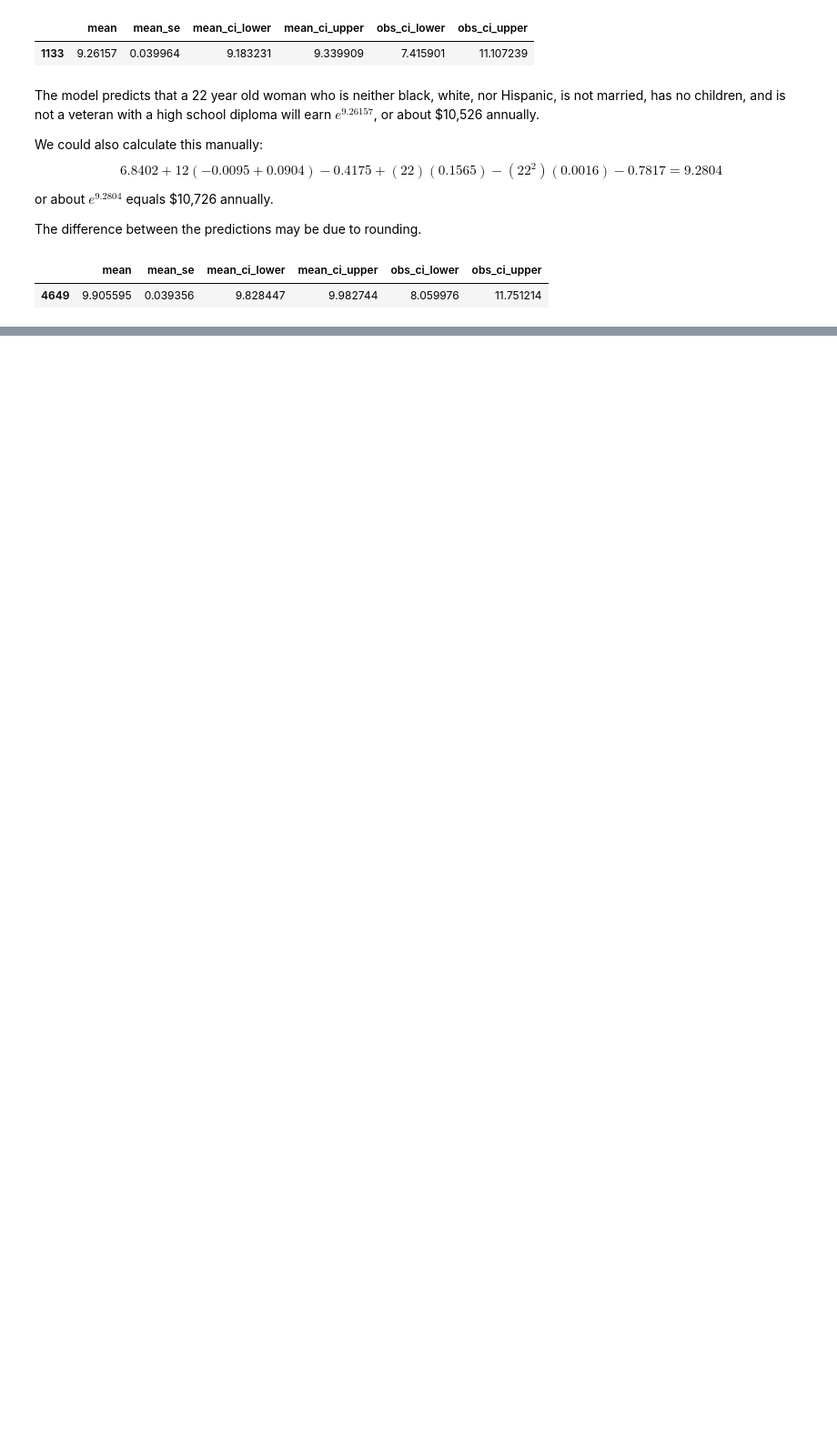
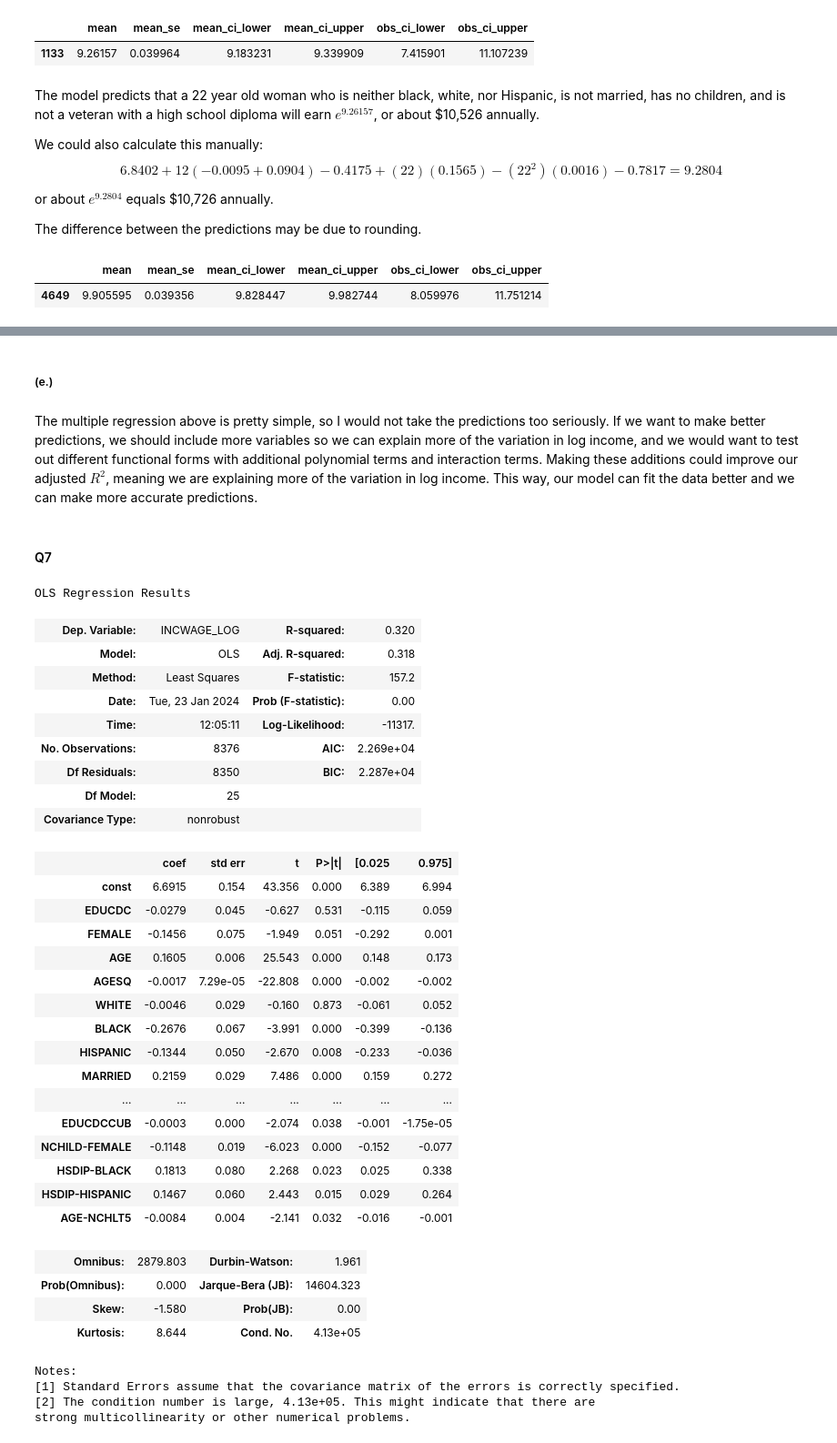
Before and after one commit to rjcampo/Machine-Learning, a Jupyter notebook: Mini Project 1/mini-project-1.ipynb, the cells around one changed output, grey strips where cells are left out. Shown at 91% size. Cells and saved outputs as stored; diff of their text form; code cells hidden in the pictures; blank space fills up the shorter version.

```diff
--- a/Mini Project 1/mini-project-1.ipynb
+++ b/Mini Project 1/mini-project-1.ipynb
@@ -342,0 +365,66 @@ The model predicts that a 22 year old woman who is neither black, white, nor His
+# %% [markdown]
+##### (e.)
+# %% [markdown]
+The multiple regression above is pretty simple, so I would not take the predictions too seriously. If we want to make better predictions, we should include more variables so we can explain more of the variation in log income, and we would want to test out different functional forms with additional polynomial terms and interaction terms. Making these additions could improve our adjusted $R^2$, meaning we are explaining more of the variation in log income. This way, our model can fit the data better and we can make more accurate predictions.
+# %% [markdown]
+#### Q7
+# %%
+df_acs["NCHILD-MARRIED"] = np.multiply(df_acs["NCHILD"], df_acs["MARRIED"])
+df_acs["COLDIP-VET"] = np.multiply(df_acs["COLDIP"], df_acs["VET"])
+df_acs["FEMALE-HSDIP"] = np.multiply(df_acs["FEMALE"], df_acs["HSDIP"])
+df_acs["AGE-FEMALE"] = np.multiply(df_acs["AGE"], df_acs["FEMALE"])
+df_acs["NCHILD-FEMALE"] = np.multiply(df_acs["NCHILD"], df_acs["FEMALE"])
+df_acs["HSDIP-BLACK"] = np.multiply(df_acs["HSDIP"], df_acs["BLACK"])
+df_acs["HSDIP-HISPANIC"] = np.multiply(df_acs["HSDIP"], df_acs["HISPANIC"])
+df_acs["AGE-NCHLT5"] = np.multiply(df_acs["AGE"], df_acs["NCHLT5"])
+
+df_acs["EDUCDCSQ"] = np.power(df_acs["EDUCDC"], 2)
+df_acs["EDUCDCCUB"] = np.power(df_acs["EDUCDC"], 3)
+
+predictors = ["EDUCDC", "FEMALE", "AGE", "AGESQ", "WHITE", "BLACK", "HISPANIC",
+"MARRIED", "NCHILD", "VET", "HSDIP", "COLDIP", "HSDIP-EDUCDC", "COLDIP-EDUCDC",
+"NCHLT5", "NCHILD-MARRIED", "COLDIP-VET", "FEMALE-HSDIP", "AGE-FEMALE",
+"EDUCDCSQ", "EDUCDCCUB", "NCHILD-FEMALE", "HSDIP-BLACK", "HSDIP-HISPANIC",
+"AGE-NCHLT5"]
+
+X = df_acs[predictors]
+X = sm.add_constant(X)
+y = df_acs["INCWAGE_LOG"]
+
+model = sm.OLS(y, X).fit()
+model.summary()
+# %% [output]
+OLS Regression Results
+| Dep. Variable: | INCWAGE_LOG | R-squared: | 0.320 |
+| Model: | OLS | Adj. R-squared: | 0.318 |
+| Method: | Least Squares | F-statistic: | 157.2 |
+| Date: | Tue, 23 Jan 2024 | Prob (F-statistic): | 0.00 |
+| Time: | 12:05:11 | Log-Likelihood: | -11317. |
+| No. Observations: | 8376 | AIC: | 2.269e+04 |
+| Df Residuals: | 8350 | BIC: | 2.287e+04 |
+| Df Model: | 25 |  |  |
+| Covariance Type: | nonrobust |  |  |
+|  | coef | std err | t | P>|t| | [0.025 | 0.975] |
+| const | 6.6915 | 0.154 | 43.356 | 0.000 | 6.389 | 6.994 |
+| EDUCDC | -0.0279 | 0.045 | -0.627 | 0.531 | -0.115 | 0.059 |
+| FEMALE | -0.1456 | 0.075 | -1.949 | 0.051 | -0.292 | 0.001 |
+| AGE | 0.1605 | 0.006 | 25.543 | 0.000 | 0.148 | 0.173 |
+| AGESQ | -0.0017 | 7.29e-05 | -22.808 | 0.000 | -0.002 | -0.002 |
+| WHITE | -0.0046 | 0.029 | -0.160 | 0.873 | -0.061 | 0.052 |
+| BLACK | -0.2676 | 0.067 | -3.991 | 0.000 | -0.399 | -0.136 |
+| HISPANIC | -0.1344 | 0.050 | -2.670 | 0.008 | -0.233 | -0.036 |
+| MARRIED | 0.2159 | 0.029 | 7.486 | 0.000 | 0.159 | 0.272 |
+| ... | ... | ... | ... | ... | ... | ... |
+| EDUCDCCUB | -0.0003 | 0.000 | -2.074 | 0.038 | -0.001 | -1.75e-05 |
+| NCHILD-FEMALE | -0.1148 | 0.019 | -6.023 | 0.000 | -0.152 | -0.077 |
+| HSDIP-BLACK | 0.1813 | 0.080 | 2.268 | 0.023 | 0.025 | 0.338 |
+| HSDIP-HISPANIC | 0.1467 | 0.060 | 2.443 | 0.015 | 0.029 | 0.264 |
+| AGE-NCHLT5 | -0.0084 | 0.004 | -2.141 | 0.032 | -0.016 | -0.001 |
+| Omnibus: | 2879.803 | Durbin-Watson: | 1.961 |
+| Prob(Omnibus): | 0.000 | Jarque-Bera (JB): | 14604.323 |
+| Skew: | -1.580 | Prob(JB): | 0.00 |
+| Kurtosis: | 8.644 | Cond. No. | 4.13e+05 |
+Notes:
+[1] Standard Errors assume that the covariance matrix of the errors is correctly specified.
+[2] The condition number is large, 4.13e+05. This might indicate that there are
+strong multicollinearity or other numerical problems.
```
Also changed, not shown: parts of 8 cells of this notebook.
